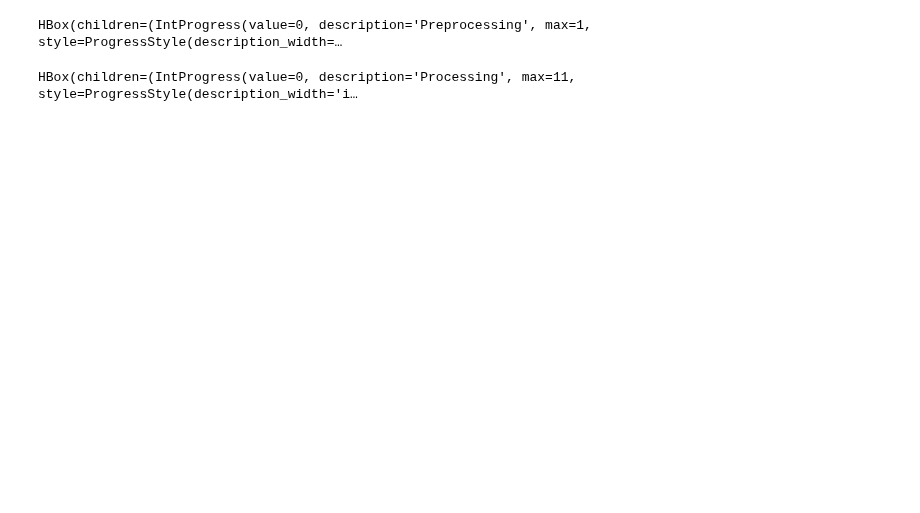
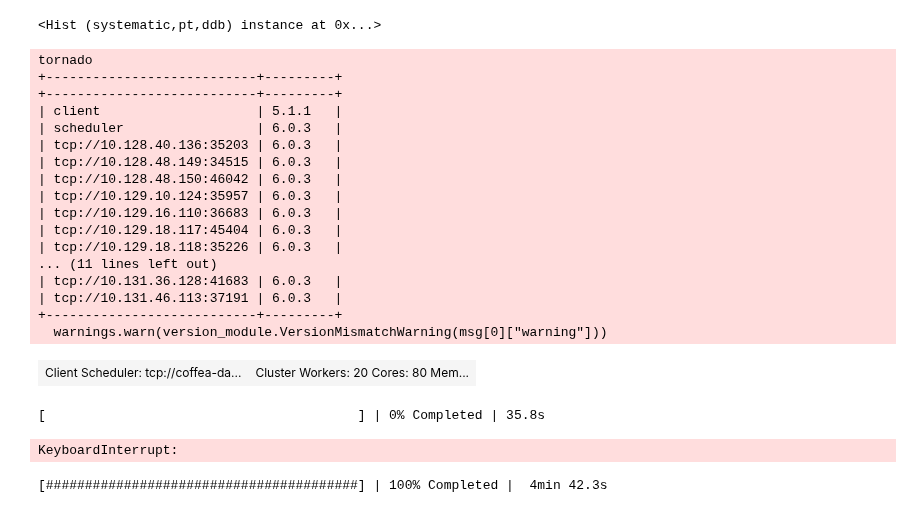
Before and after one commit to nsmith-/boostedhiggs, a Jupyter notebook: binder/hbbprocessor.ipynb, the cells around one changed output. Saved outputs shown, nothing was run; the diff lists cells and outputs as text; code cells hidden in the pictures; blank space fills up the shorter version.

Commit message:
Filesets

```diff
--- a/binder/hbbprocessor.ipynb
+++ b/binder/hbbprocessor.ipynb
@@ -7,0 +81,4 @@ from boostedhiggs import HbbProcessor
+# %%
+x #.values()
+# %% [output]
+<Hist (systematic,pt,ddb) instance at 0x...>
@@ -8,20 +88,43 @@ from boostedhiggs import HbbProcessor
+# %%
+from dask.distributed import Client
+
+client = Client('coffea-dask.fnal.gov:8786')
+# client = Client('localhost:8788')
+# client = Client()
+client
+# %% [output]
+tornado
++---------------------------+---------+
++---------------------------+---------+
+| client                    | 5.1.1   |
+| scheduler                 | 6.0.3   |
+| tcp://10.128.40.136:35203 | 6.0.3   |
+| tcp://10.128.48.149:34515 | 6.0.3   |
+| tcp://10.128.48.150:46042 | 6.0.3   |
+| tcp://10.129.10.124:35957 | 6.0.3   |
+| tcp://10.129.16.110:36683 | 6.0.3   |
+| tcp://10.129.18.117:45404 | 6.0.3   |
+| tcp://10.129.18.118:35226 | 6.0.3   |
+... (11 lines left out)
+| tcp://10.131.36.128:41683 | 6.0.3   |
+| tcp://10.131.46.113:37191 | 6.0.3   |
++---------------------------+---------+
+  warnings.warn(version_module.VersionMismatchWarning(msg[0]["warning"]))
+| Client Scheduler: tcp://coffea-da... | Cluster Workers: 20 Cores: 80 Mem... |
 # %%
-files = {
-    'data': [
-        'data/EGamma-Run2018D.root'
-    ],
+p = HbbProcessor(year='2017')
+
+exe_config = {
+    'client': client,
+    'savemetrics': True,
+    'nano': True,
+#     'worker_affinity': True,
+#     'cachestrategy': 'dask-worker',
 }
 
-p = HbbProcessor(year='2018')
-exe_config = {
-    'flatten': True,
-    'workers': 4,
-    'savemetrics': True,
-    'compression': 0,
-    'nano': True,
-}
-
-output, metrics = processor.run_uproot_job(files, 'Events', p, processor.futures_executor, exe_config)
+output_mc, metrics = processor.run_uproot_job(
+    'fileset_zwtop.json', 'Events', p, processor.dask_executor, exe_config, maxchunks=100,
+)
 # %% [output]
-HBox(children=(IntProgress(value=0, description='Preprocessing', max=1, style=ProgressStyle(description_width=…
+[                                        ] | 0% Completed | 35.8s
-HBox(children=(IntProgress(value=0, description='Processing', max=11, style=ProgressStyle(description_width='i…
+KeyboardInterrupt:
@@ -27,0 +134,17 @@ HBox(children=(IntProgress(value=0, description='Processing', max=11, style=Prog
+# %%
+from boostedhiggs import BTagEfficiency
+p = BTagEfficiency(year='2017')
+
+exe_config = {
+    'client': client,
+    'savemetrics': True,
+    'nano': True,
+    'worker_affinity': True,
+    'cachestrategy': 'dask-worker',
+}
+
+btag, bmetrics = processor.run_uproot_job(
+    'fileset_qcd.json', 'Events', p, processor.dask_executor, exe_config,
+)
+# %% [output]
+[########################################] | 100% Completed |  4min 42.3s
```
Also changed, not shown: parts of 18 cells of this notebook, 2 other files.
